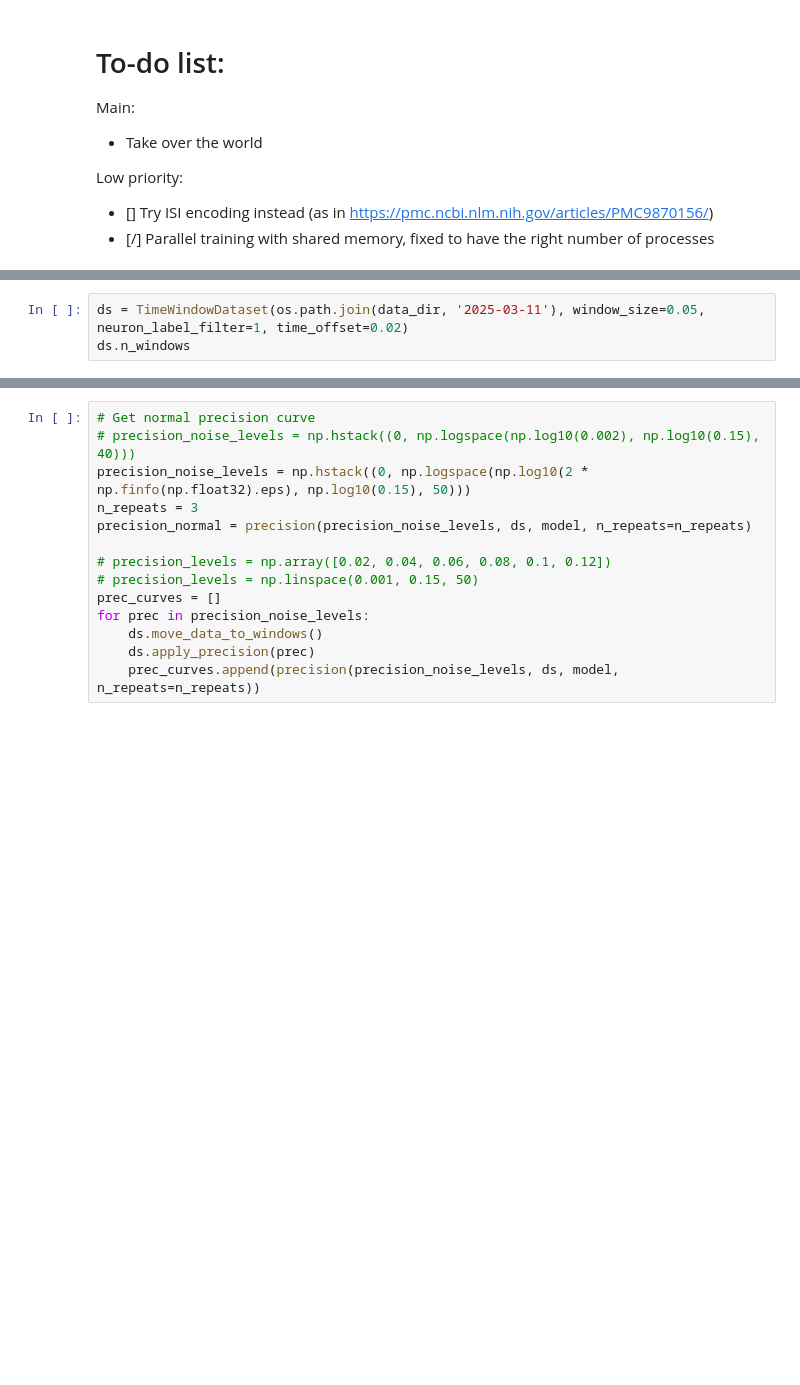
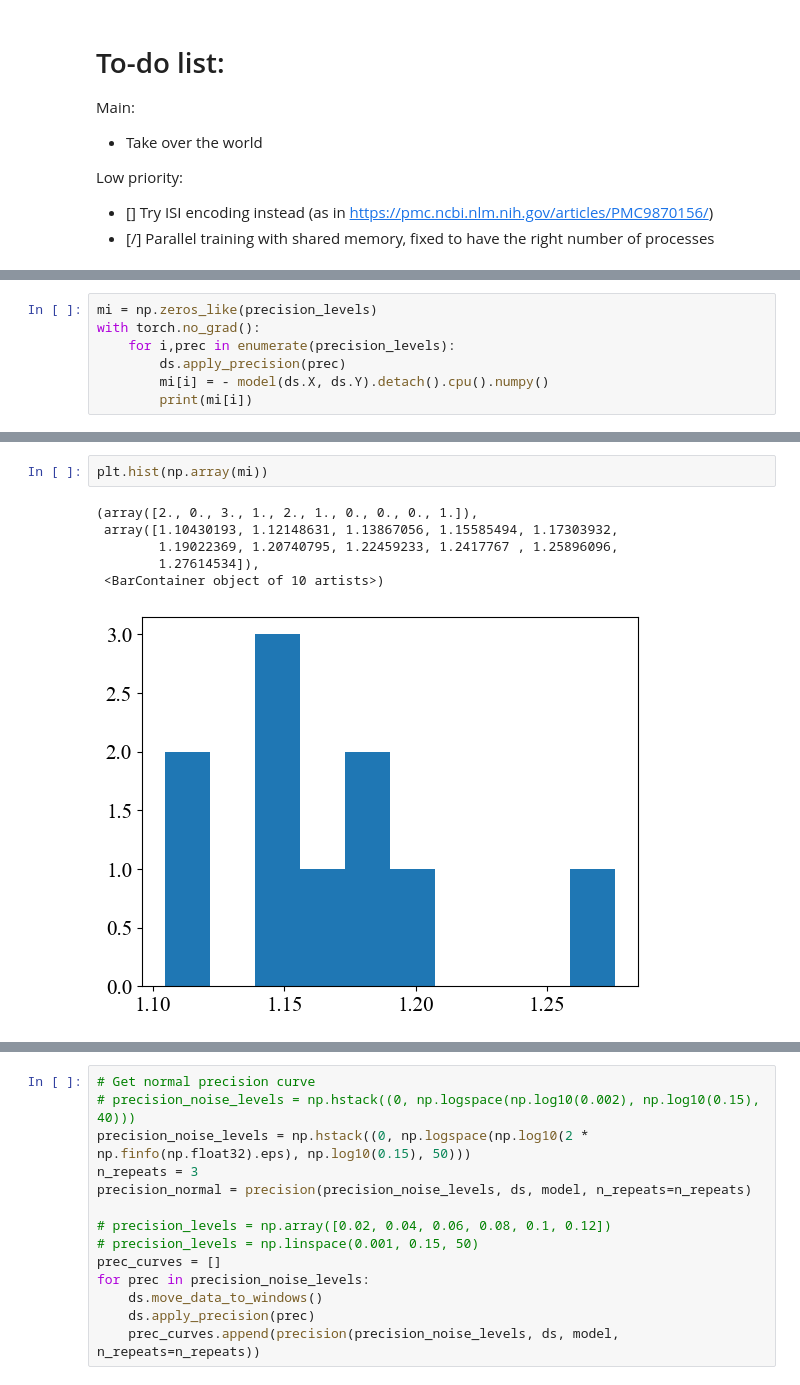
Before and after one commit to LeoJW/VNCMPanalysis, a Jupyter notebook: eslam_MI/Mothy_MI.ipynb, the cells around one changed output, grey strips where cells are left out. Saved outputs shown, nothing was run; the diff lists cells and outputs as text; blank space fills up the shorter version.

```diff
--- a/eslam_MI/Mothy_MI.ipynb
+++ b/eslam_MI/Mothy_MI.ipynb
@@ -128,3 +154,0 @@ KeyboardInterrupt:
-# %%
-ds = TimeWindowDataset(os.path.join(data_dir, '2025-03-11'), window_size=0.05, neuron_label_filter=1, time_offset=0.02)
-ds.n_windows
@@ -136,0 +155,7 @@ np.diff(ds.Xtimes[0]).shape
+# %%
+mi = np.zeros_like(precision_levels)
+with torch.no_grad():
+    for i,prec in enumerate(precision_levels):
+        ds.apply_precision(prec)
+        mi[i] = - model(ds.X, ds.Y).detach().cpu().numpy()
+        print(mi[i])
@@ -137,3 +180,12 @@ np.diff(ds.Xtimes[0]).shape
+# %%
+plt.hist(np.array(mi))
+# %% [output]
+(array([2., 0., 3., 1., 2., 1., 0., 0., 0., 1.]),
+ array([1.10430193, 1.12148631, 1.13867056, 1.15585494, 1.17303932,
+        1.19022369, 1.20740795, 1.22459233, 1.2417767 , 1.25896096,
+        1.27614534]),
+ <BarContainer object of 10 artists>)
+[figure, added]
 # %%
 offsets = np.linspace(0, 0.049, 100)
 nwind = np.zeros_like(offsets)
```
Also changed, not shown: parts of 7 cells of this notebook, 8 other files.
